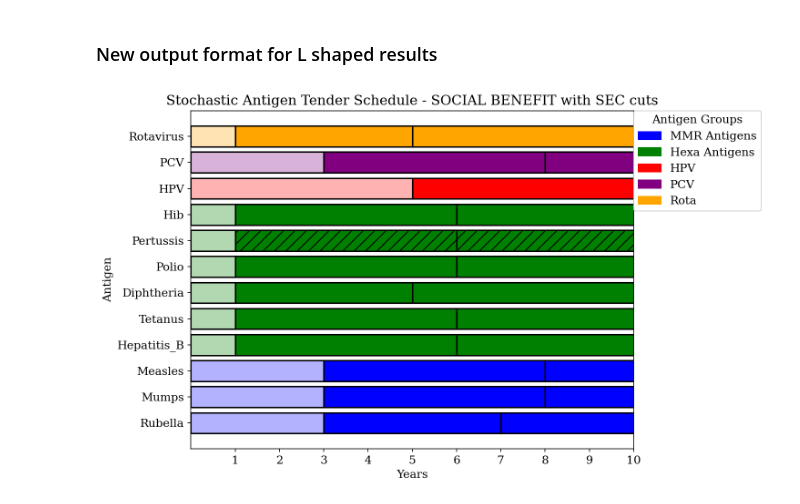
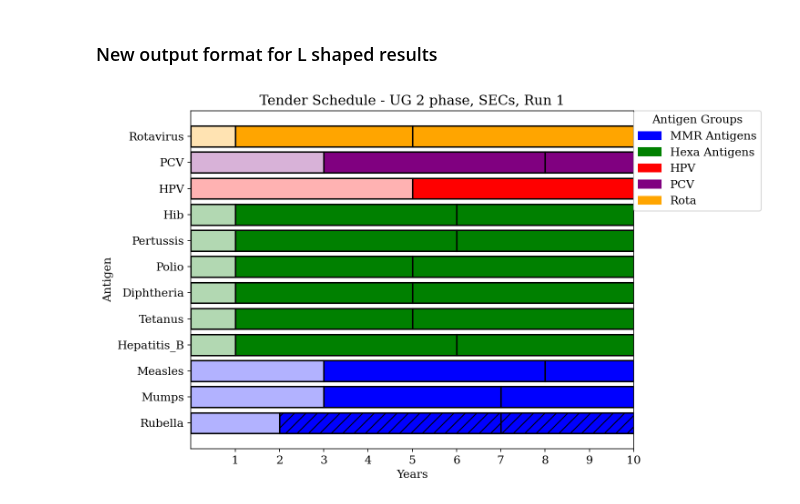
Before and after one commit to nuhorchak/Vaccine_Tender, a Jupyter notebook: Model objective analysis/quantity discount/heuristic_format_bar_chart.ipynb, the cells around one changed output. Cells and saved outputs as stored; diff of their text form; code cells hidden in the pictures.

```diff
--- a/Model objective analysis/quantity discount/heuristic_format_bar_chart.ipynb
+++ b/Model objective analysis/quantity discount/heuristic_format_bar_chart.ipynb
@@ -9,7 +9,7 @@ import matplotlib.patches as mpatches
 # %% [markdown]
 ### New output format for L shaped results
 # %%
-with open("results/UG_phase1.json") as json_file:
+with open("UG_2P_SEC_run1.json") as json_file:
     data = json.load(json_file)
 
 start_DF = pd.read_excel("Starting_point.xlsx", sheet_name="F_start")
@@ -121,33 +121,33 @@ plt.rcParams.update(
 plt.figure(figsize=(10, 6))
 for i, row in df_sorted.iterrows():
     color = row['Color']
     if row['Start'] == 0:
         color = mpl.colors.to_rgba(color, 0.3)  # Darken by reducing transparency
 
     if row["Fill"] == 'Overlap':
         hatch = '//'
     elif row['Fill'] == 'None':
         color = 'black'
         hatch = None
     else:
         hatch = None
 
     # Plot the bar with the corresponding properties
     plt.barh(row['Antigen'], row['Finish'] - row['Start'],
              left=row['Start'], color=color, edgecolor='black',
              linewidth=1.5, hatch=hatch)
 
 # Add the legend in the upper right corner, outside the plot
 plt.legend(handles=legend_handles, title="Antigen Groups", loc="upper left",
            bbox_to_anchor=(1, 1), borderaxespad=0.)
 
 plt.xlim(0, 10)
 plt.xticks(list(range(1, 11)))
 plt.xlabel('Years')
 plt.ylabel('Antigen')
-plt.title('Stochastic Antigen Tender Schedule - SOCIAL BENEFIT with SEC cuts')
+plt.title('Tender Schedule - UG 2 phase, SECs, Run 1')
 plt.tight_layout()  # Adjust layout to ensure no overlap
-plt.savefig('SB_results.pdf', bbox_inches='tight', pad_inches=0.1, dpi=600)
+plt.savefig('UG_2P_run1.pdf', bbox_inches='tight', pad_inches=0.1, dpi=600)
 plt.show()
 # %% [output]
-[figure, old version]
+[figure, new version]
```
Also changed, not shown: 32 other files.
